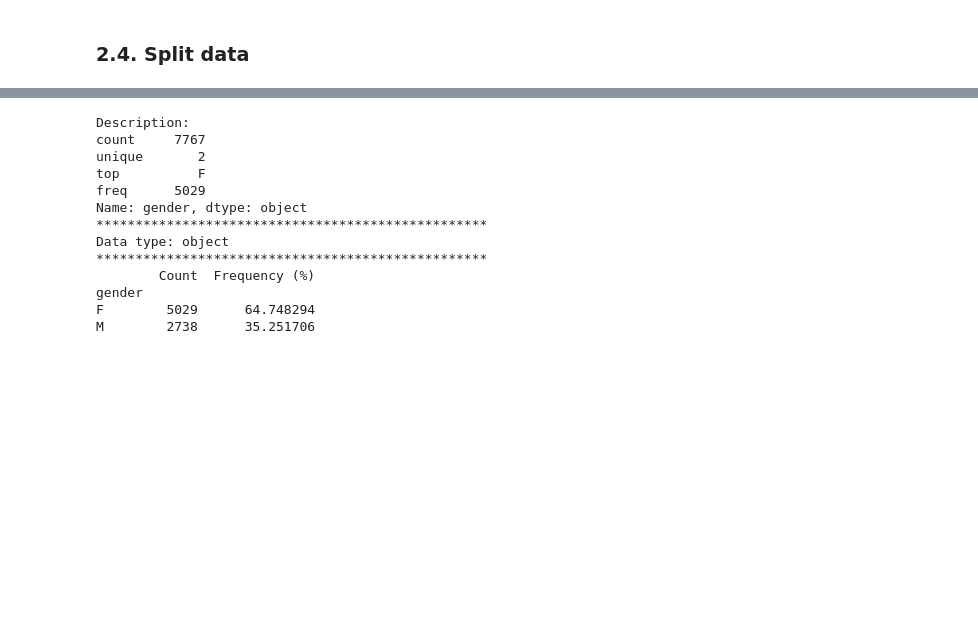
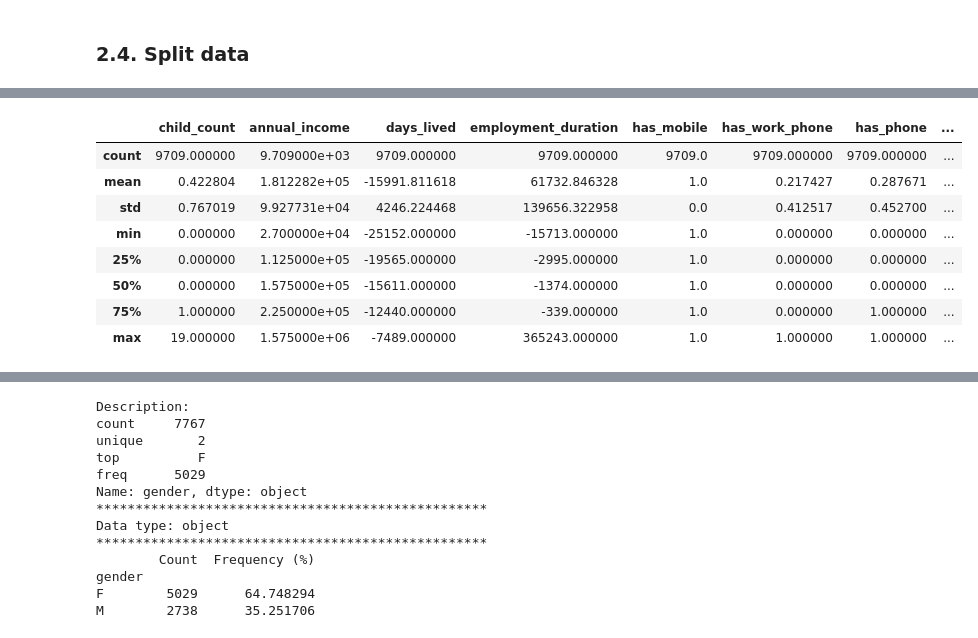
Before and after one commit to himaanssu/Credit_Card_Approval_Prediction, a Jupyter notebook: project.ipynb, the cells around one changed output, grey strips where cells are left out. Cells and saved outputs as stored; diff of their text form; code cells hidden in the pictures; blank space fills up the shorter version.

```diff
--- a/project.ipynb
+++ b/project.ipynb
@@ -75,3 +124,15 @@ cc_train_original, cc_test_original = data_split(final_df, 0.2)
+# %%
+final_df.describe()
+# %% [output]
+|  | child_count | annual_income | days_lived | employment_duration | has_mobile | has_work_phone | has_phone | ... |
+| count | 9709.000000 | 9.709000e+03 | 9709.000000 | 9709.000000 | 9709.0 | 9709.000000 | 9709.000000 | ... |
+| mean | 0.422804 | 1.812282e+05 | -15991.811618 | 61732.846328 | 1.0 | 0.217427 | 0.287671 | ... |
+| std | 0.767019 | 9.927731e+04 | 4246.224468 | 139656.322958 | 0.0 | 0.412517 | 0.452700 | ... |
+| min | 0.000000 | 2.700000e+04 | -25152.000000 | -15713.000000 | 1.0 | 0.000000 | 0.000000 | ... |
+| 25% | 0.000000 | 1.125000e+05 | -19565.000000 | -2995.000000 | 1.0 | 0.000000 | 0.000000 | ... |
+| 50% | 0.000000 | 1.575000e+05 | -15611.000000 | -1374.000000 | 1.0 | 0.000000 | 0.000000 | ... |
+| 75% | 1.000000 | 2.250000e+05 | -12440.000000 | -339.000000 | 1.0 | 0.000000 | 1.000000 | ... |
+| max | 19.000000 | 1.575000e+06 | -7489.000000 | 365243.000000 | 1.0 | 1.000000 | 1.000000 | ... |
 # %%
 msno.matrix(final_df)
 plt.show()
```
Also changed, not shown: parts of 39 cells of this notebook, 1 other file.
